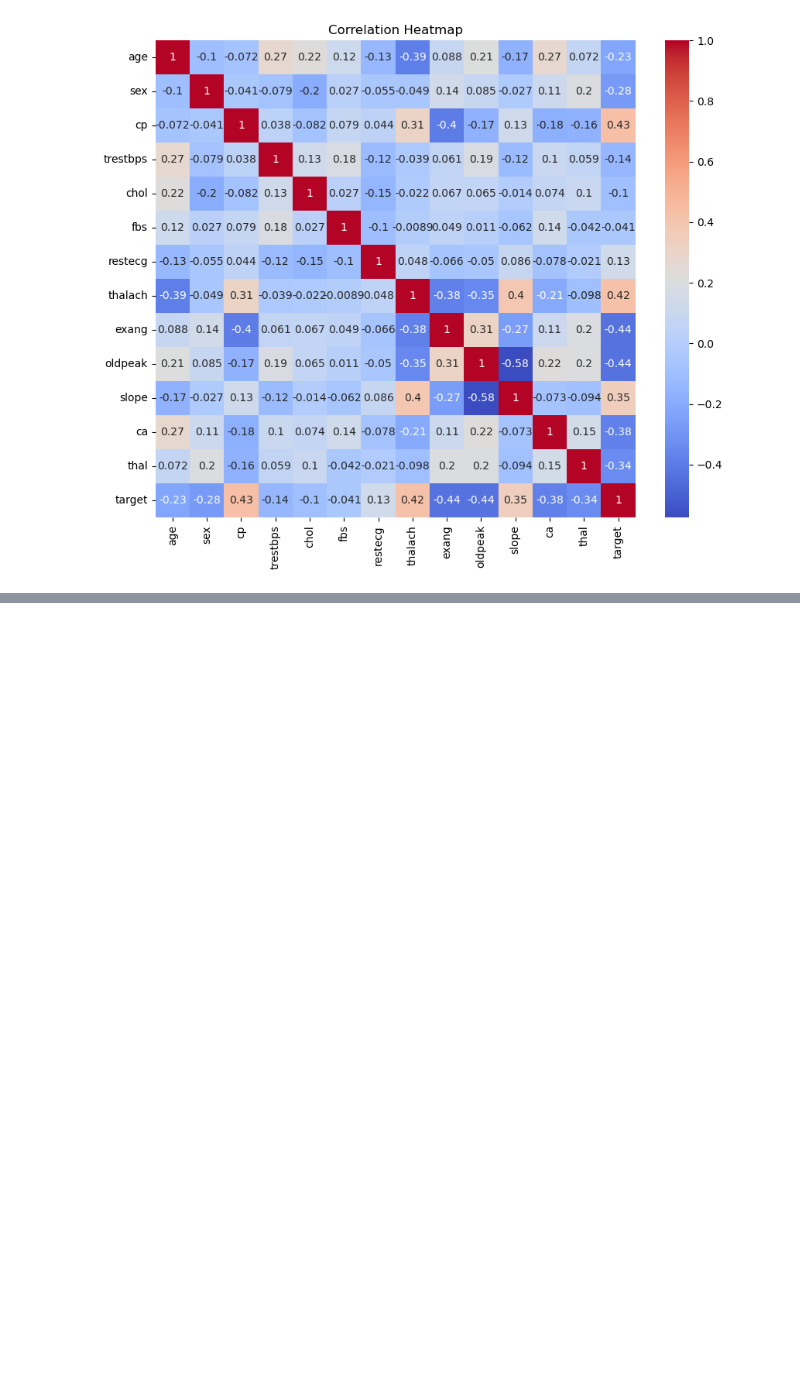
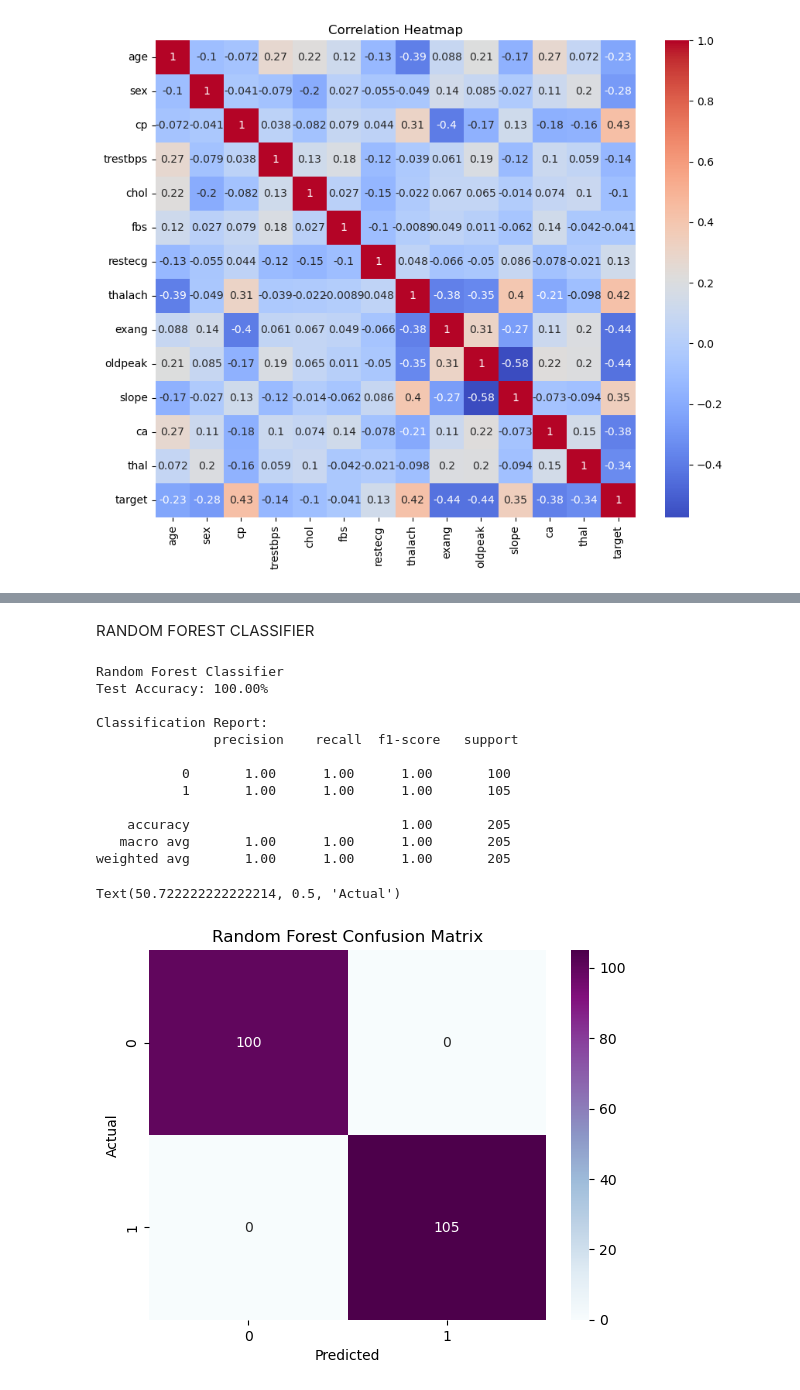
Before and after one commit to Mr-Wasith/Heart_Disease_Prediction, a Jupyter notebook: Heart_Disease_Prediction.ipynb, the cells around one changed output, grey strips where cells are left out. Drawn from its saved outputs; the diff is of its cells as text; code cells hidden in the pictures; blank space fills up the shorter version.

```diff
--- a/Heart_Disease_Prediction.ipynb
+++ b/Heart_Disease_Prediction.ipynb
@@ -333,0 +200,33 @@ The Person does not have a Heart Disease
+# %% [markdown]
+RANDOM FOREST CLASSIFIER
+# %%
+# Random Forest Classifier
+from sklearn.ensemble import RandomForestClassifier
+rf_model = RandomForestClassifier(random_state=2)
+rf_model.fit(X_train, Y_train)
+rf_test_pred = rf_model.predict(X_test)
+
+rf_test_acc = accuracy_score(Y_test, rf_test_pred)
+
+print("Random Forest Classifier")
+print(f"Test Accuracy: {rf_test_acc*100:.2f}%")
+print("\nClassification Report:\n", classification_report(Y_test, rf_test_pred))
+sns.heatmap(confusion_matrix(Y_test, rf_test_pred), annot=True, fmt='d', cmap='BuPu')
+plt.title("Random Forest Confusion Matrix")
+plt.xlabel("Predicted")
+plt.ylabel("Actual")
+# %% [output]
+Random Forest Classifier
+Test Accuracy: 100.00%
+
+Classification Report:
+               precision    recall  f1-score   support
+
+           0       1.00      1.00      1.00       100
+           1       1.00      1.00      1.00       105
+
+    accuracy                           1.00       205
+   macro avg       1.00      1.00      1.00       205
+weighted avg       1.00      1.00      1.00       205
+Text(50.722222222222214, 0.5, 'Actual')
+[figure, added]
```
Also changed, not shown: parts of 33 cells of this notebook.
